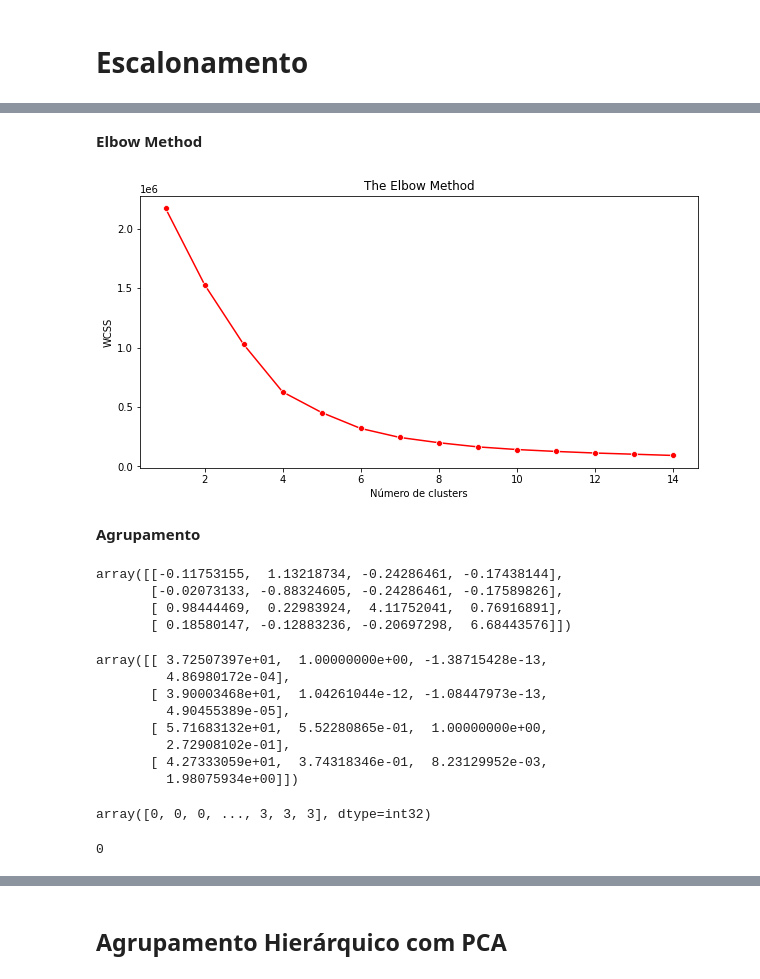
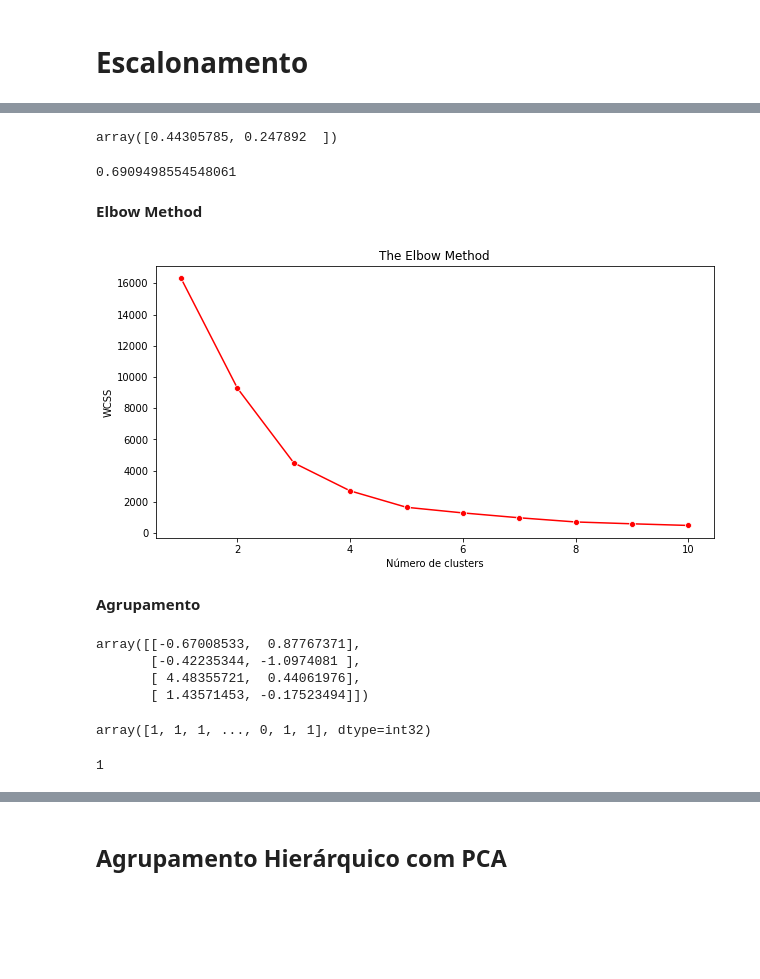
Before and after one commit to gabrieldilay/NaoSupervisionadoCovid, a Jupyter notebook: CovidNaoSupervisionado.ipynb, the cells around one changed output, grey strips where cells are left out. Saved outputs shown, nothing was run; the diff lists cells and outputs as text; code cells hidden in the pictures; blank space fills up the shorter version.

```diff
--- a/CovidNaoSupervisionado.ipynb
+++ b/CovidNaoSupervisionado.ipynb
@@ -12,7 +12,7 @@ Drive already mounted at /content/drive; to attempt to forcibly remount, call dr
 import warnings
 warnings.filterwarnings("ignore")
 # %%
-df = pd.read_csv('/content/drive/MyDrive/TrabNaoSupervisionado/2022-11-30_Casos_Covid_19_-_Base_de_Dados.csv',
+df = pd.read_csv('/content/drive/MyDrive/TrabNaoSupervisionado/menor.csv',
                     sep=';', encoding='iso-8859-1')
 # %%
 df.head()
@@ -266,0 +271,4 @@ df2_esc.shape
+# %%
+pca = PCA(n_components = 2)
+# %%
+df2_pca = pca.fit_transform(df2_esc)
@@ -267,11 +285,21 @@ df2_esc.shape
+# %%
+# razão das variáveis explicativas
+pca.explained_variance_ratio_
+# %% [output]
+array([0.44305785, 0.247892  ])
+# %%
+# Soma das variáveis explicativas
+pca.explained_variance_ratio_.sum()
+# %% [output]
+0.6909498554548061
 # %% [markdown]
 **Elbow Method**
 # %%
 from sklearn.cluster import KMeans
 wcss = []
-for i in range(1,15):
+for i in range(1, 11):
     kmeans = KMeans(n_clusters = i, init = 'k-means++', random_state = 5, max_iter = 300)
-    kmeans.fit(df2_esc)
+    kmeans.fit(df2_pca)
 # Método inertia para gerar o wcss
     wcss.append(kmeans.inertia_)
 # %%
@@ -279,12 +307,12 @@ import matplotlib.pyplot as plt
 import seaborn as sns
 # %%
 plt.figure(figsize=(10,5))
-sns.lineplot(range(1, 15), wcss,marker='o',color='red')
+sns.lineplot(range(1, 11), wcss,marker='o',color='red')
 plt.title('The Elbow Method')
 plt.xlabel('Número de clusters')
 plt.ylabel('WCSS');
 # %% [output]
-[figure, old version]
+[figure, new version]
 # %% [markdown]
 **Agrupamento**
 # %%
@@ -294,31 +322,19 @@ kmeans2 = kmeans.fit(df2_esc)
 # %%
 # Coordenadas dos Centróides
-centroides = kmeans2.cluster_centers_
+centroides = kmeans_fit.cluster_centers_
 centroides
 # %% [output]
-array([[-0.11753155,  1.13218734, -0.24286461, -0.17438144],
-       [-0.02073133, -0.88324605, -0.24286461, -0.17589826],
-       [ 0.98444469,  0.22983924,  4.11752041,  0.76916891],
-       [ 0.18580147, -0.12883236, -0.20697298,  6.68443576]])
+array([[-0.67008533,  0.87767371],
+       [-0.42235344, -1.0974081 ],
+       [ 4.48355721,  0.44061976],
+       [ 1.43571453, -0.17523494]])
-# %%
-# Inversão do escalonamento
-escala.inverse_transform(kmeans2.cluster_centers_)
-# %% [output]
-array([[ 3.72507397e+01,  1.00000000e+00, -1.38715428e-13,
-         4.86980172e-04],
-       [ 3.90003468e+01,  1.04261044e-12, -1.08447973e-13,
-         4.90455389e-05],
-       [ 5.71683132e+01,  5.52280865e-01,  1.00000000e+00,
-         2.72908102e-01],
-       [ 4.27333059e+01,  3.74318346e-01,  8.23129952e-03,
-         1.98075934e+00]])
 # %%
 # Classificação dos dados
-classificacao2 = kmeans2.labels_
-classificacao2
+classificacao = kmeans_fit.labels_
+classificacao
 # %% [output]
-array([0, 0, 0, ..., 3, 3, 3], dtype=int32)
+array([1, 1, 1, ..., 0, 1, 1], dtype=int32)
-# %%
-classificacao2[199]
-# %% [output]
-0
+# %%
+classificacao[2]
+# %% [output]
+1
```
Also changed, not shown: parts of 42 cells of this notebook.
